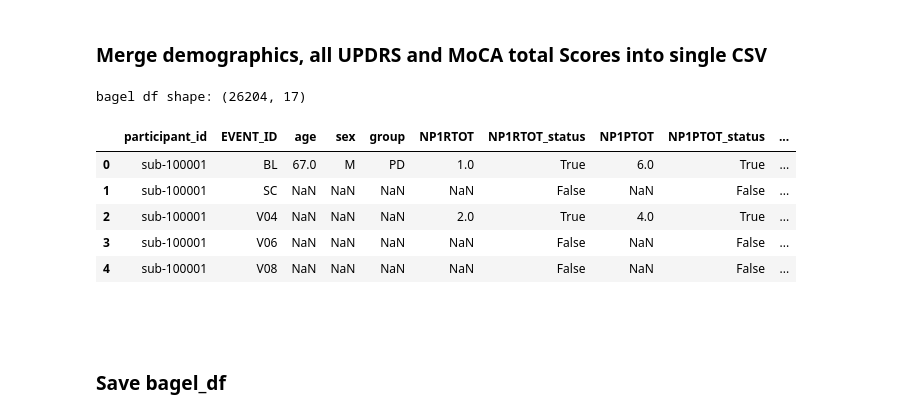
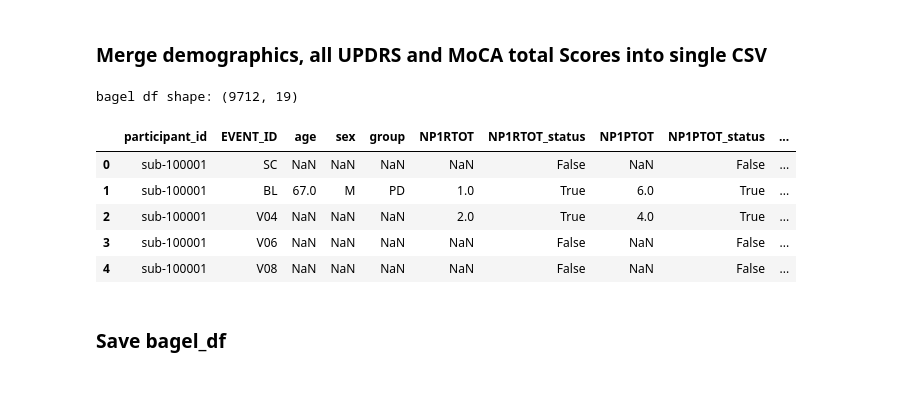
Before and after one commit to yarikoptic/mr_proc, a Jupyter notebook: notebooks/2_tabular_proc_tracking.ipynb, the cells around one changed output. Saved outputs shown, nothing was run; the diff lists cells and outputs as text; code cells hidden in the pictures; blank space fills up the shorter version.

```diff
--- a/notebooks/2_tabular_proc_tracking.ipynb
+++ b/notebooks/2_tabular_proc_tracking.ipynb
@@ -22,7 +22,7 @@ ppmi_study_data_dir = f"{tabular_dir}/study_data"
 
 # Available clinical visits (These are differently named than imaging sessions (i.e. session.csv))
 # These are generated based on Vincent's notebooks/subject_profiling.ipynb
-visits_csv = f"{ppmi_demographics_dir}/clinical_visits.csv"
+visits_csv = f"{ppmi_demographics_dir}/event_session_visits.csv"
 
 clinical_assessment_files = {
                 "updrs_1": "MDS-UPDRS_Part_I.csv",
@@ -78,6 +83,6 @@ len(mr_proc_ids)
 # %%
 visit_df = pd.read_csv(visits_csv)
-visit_code_list = ["BL", "SC"] + list(visit_df[visit_df['visit_code'].str.contains('V')]["visit_code"].values)
-print(f"Number of total possible visits: {len(visit_code_list)}")
+event_ids = visit_df["EVENT_ID"]
+print(f"Number of total possible visits: {len(event_ids)}")
 visit_df.head()
 # %% [output]
@@ -160,48 +165,48 @@ MoCA_df.head()
 ### Merge demographics, all UPDRS and MoCA total Scores into single CSV
 # %%
 participant_ids = current_mr_proc_manifest_df["participant_id"].values
-a,b = zip(*list(product(participant_ids,visit_code_list)))
+a,b = zip(*list(product(participant_ids,event_ids)))
 
 bagel_df = pd.DataFrame()
 bagel_df["participant_id"] = a
 bagel_df["EVENT_ID"] = b
 
 # merge manifest df
 baseline_visit = "BL"
 current_mr_proc_manifest_df["EVENT_ID"] = baseline_visit
 bagel_df = pd.merge(bagel_df, current_mr_proc_manifest_df, on=["participant_id","EVENT_ID"], how="left")
 
 # merge updrs and moca
 total_col_dict = {
     "updrs_1": "NP1RTOT",
     "updrs_1_PQ": "NP1PTOT",
     "updrs_2_PQ": "NP2PTOT",
     "updrs_3":"NP3TOT",
     "updrs_4_MC":"NP4TOT",
     "moca": "MCATOT"
 }
 
 for k,v in total_col_dict.items():
     score_df = pd.read_csv(f"{ppmi_study_data_dir}/{clinical_assessment_files[k]}")
     score_df["participant_id"] = "sub-" + score_df["PATNO"].astype(str)
     bagel_df = pd.merge(bagel_df, score_df[["participant_id","EVENT_ID",v]],
                         on=["participant_id","EVENT_ID"], how="left")
 
     # Assign availability status cols
     bagel_df[f"{v}_status"] = ~bagel_df[v].isna()
 
+bagel_df = pd.merge(bagel_df,visit_df, on=["EVENT_ID"], how="left")
+
 print(f"bagel df shape: {bagel_df.shape}")
 bagel_df.head()
 # %% [output]
-bagel df shape: (26204, 17)
+bagel df shape: (9712, 19)
 |  | participant_id | EVENT_ID | age | sex | group | NP1RTOT | NP1RTOT_status | NP1PTOT | NP1PTOT_status | ... |
-| 0 | sub-100001 | BL | 67.0 | M | PD | 1.0 | True | 6.0 | True | ... |
-| 1 | sub-100001 | SC | NaN | NaN | NaN | NaN | False | NaN | False | ... |
+| 0 | sub-100001 | SC | NaN | NaN | NaN | NaN | False | NaN | False | ... |
+| 1 | sub-100001 | BL | 67.0 | M | PD | 1.0 | True | 6.0 | True | ... |
 | 2 | sub-100001 | V04 | NaN | NaN | NaN | 2.0 | True | 4.0 | True | ... |
 | 3 | sub-100001 | V06 | NaN | NaN | NaN | NaN | False | NaN | False | ... |
 | 4 | sub-100001 | V08 | NaN | NaN | NaN | NaN | False | NaN | False | ... |
-# %% [markdown]
-##
 # %% [markdown]
 ### Save bagel_df
 # %%
```
Also changed, not shown: parts of 4 cells of this notebook.
